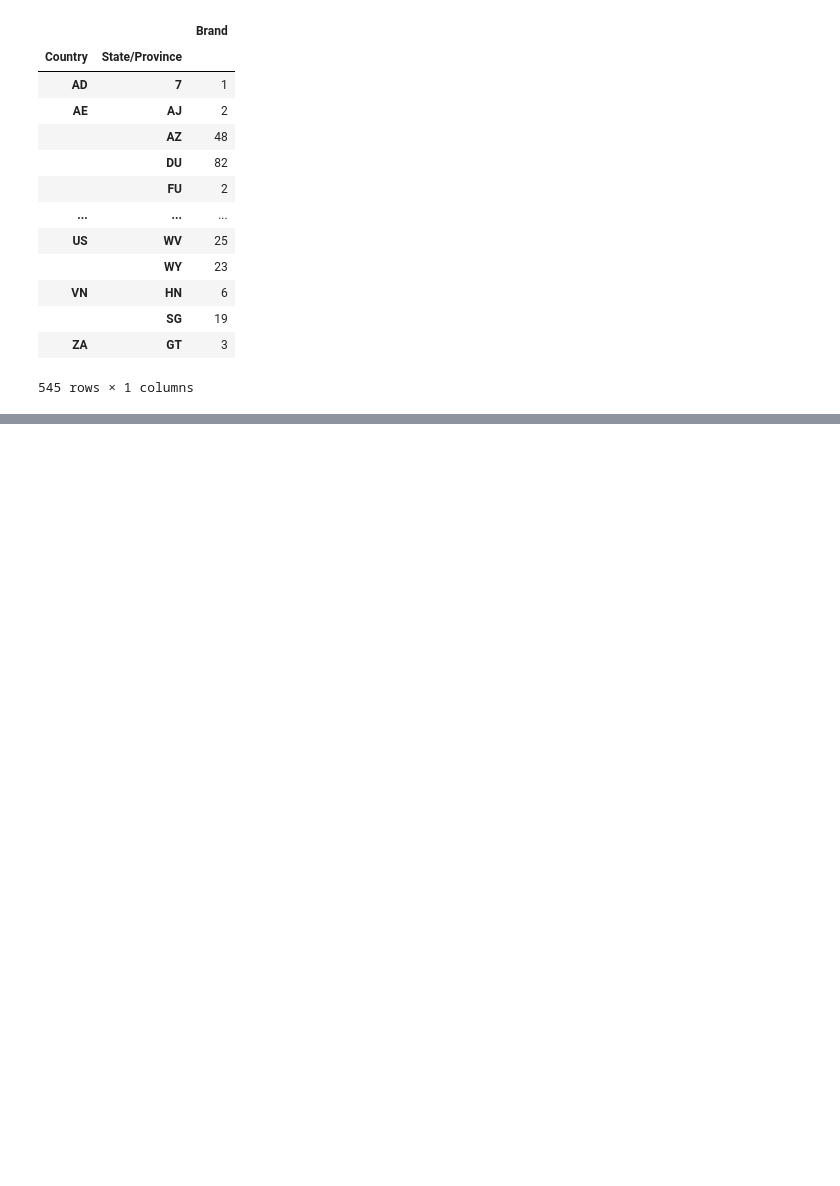
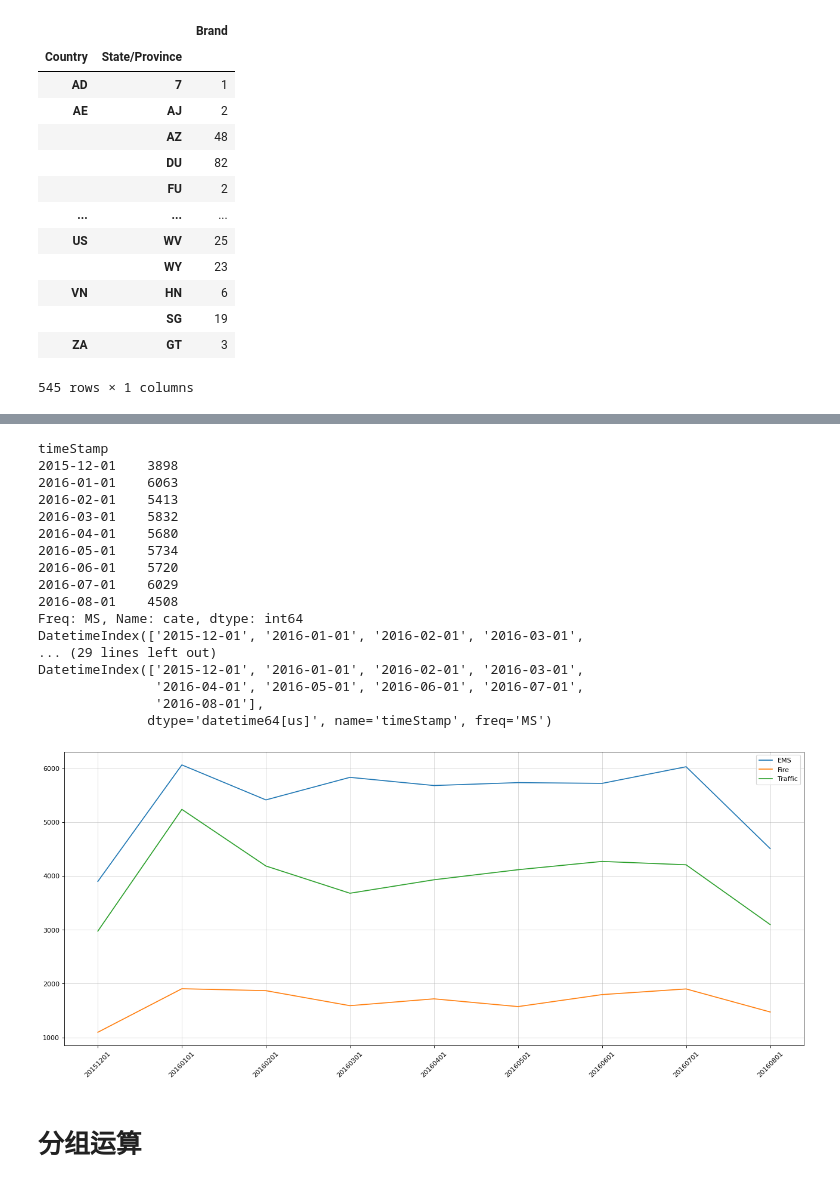
Before and after one commit to yanyusiyunshen/Data-Analysis, a Jupyter notebook: code/pandas.ipynb, the cells around one changed output, grey strips where cells are left out. Drawn from its saved outputs; the diff is of its cells as text; code cells hidden in the pictures; blank space fills up the shorter version.

```diff
--- a/code/pandas.ipynb
+++ b/code/pandas.ipynb
@@ -1891,0 +2300,3 @@ grouped1
+# %%
+temp_list = df['title'].str.split(': ').tolist() #转成二维列表
+temp_list
@@ -1891,0 +2321,3 @@ grouped1
+# %%
+cate_list = [i[0] for i in temp_list] #i[0]就EMS Fire Traffic
+print(cate_list)
@@ -1891,0 +2336,6 @@ grouped1
+# %%
+#添加一列
+df["cate"] = pd.DataFrame(np.array(cate_list).reshape((df.shape[0], 1)))
+df
+# from IPython.display import display
+# display(df)
@@ -1891,0 +2356,3 @@ grouped1
+# %%
+df.set_index("timeStamp",inplace=True)#设置索引，时间戳，inplace=True表示在原df上修改
+df.head(10)
@@ -1891,0 +2372,39 @@ grouped1
+# %%
+plt.figure(figsize=(20, 8), dpi=80)
+#分组，一图多线
+#resample降采样，按月统计，索引必须是时间类型，类似groupby
+for group_name, group_data in df.groupby(by="cate"):
+#对不同的分类都进行绘图降采样，resample降采样，按月统讯，索引必须是时间类型，类似groupby
+    count_by_month = group_data.resample("MS").count()["cate"]
+    print(count_by_month)
+    #画图
+    _x=count_by_month.index
+    print(_x)
+    _y=count_by_month.values  #values是对应事故发生次数
+    _x = [i.strftime("%Y%m%d") for i in _x] #变年月日格式
+    plt.plot(_x,_y, label=group_name)
+plt.xticks(range(len(_x)),_x, rotation=45)
+plt.legend(loc="best")
+plt.grid(alpha=0.5)
+plt.show()
+# %% [output]
+timeStamp
+2015-12-01    3898
+2016-01-01    6063
+2016-02-01    5413
+2016-03-01    5832
+2016-04-01    5680
+2016-05-01    5734
+2016-06-01    5720
+2016-07-01    6029
+2016-08-01    4508
+Freq: MS, Name: cate, dtype: int64
+DatetimeIndex(['2015-12-01', '2016-01-01', '2016-02-01', '2016-03-01',
+... (29 lines left out)
+DatetimeIndex(['2015-12-01', '2016-01-01', '2016-02-01', '2016-03-01',
+               '2016-04-01', '2016-05-01', '2016-06-01', '2016-07-01',
+               '2016-08-01'],
+              dtype='datetime64[us]', name='timeStamp', freq='MS')
+[figure, added]
+# %% [markdown]
+# 分组运算
```
Also changed, not shown: parts of 83 cells of this notebook, 1 other file.
